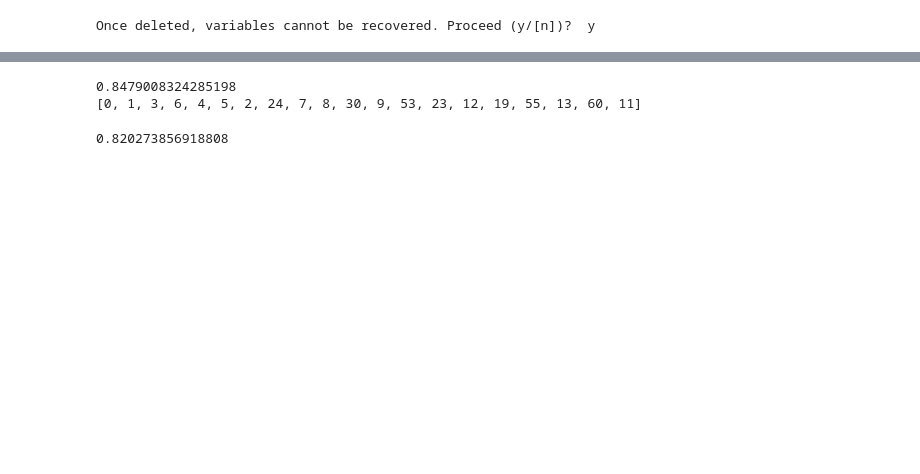
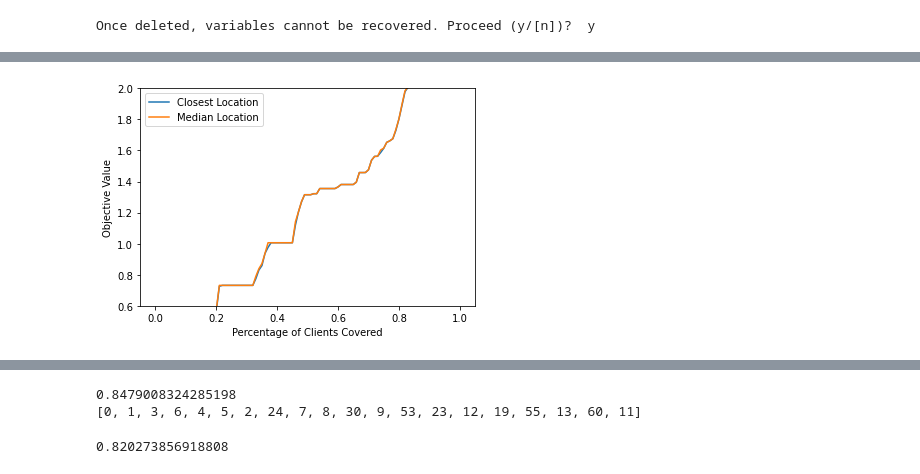
Before and after one commit to Ann924/Mobile-Facility, a Jupyter notebook: Ann_Data.ipynb, the cells around one changed output, grey strips where cells are left out. Drawn from its saved outputs; the diff is of its cells as text; code cells hidden in the pictures; blank space fills up the shorter version.

Commit message:
center of centers 2

```diff
--- a/Ann_Data.ipynb
+++ b/Ann_Data.ipynb
@@ -21,0 +34,25 @@ from config import create_data_input2, write_data_input, read_data_input
+# %%
+def calculate_percentile_objective_more(assignments: List[Tuple[int, int]], percentile: float) -> float:
+    """
+    Given that we only need to cover a certain percentils of clients,
+    calculates the minimum objective value (maximum distance for any individual based on the assignments)
+    """
+    if len(assignments) == 0: return 0
+
+    obj_val = sorted([(calculate_distance(loc, fac), ind, loc, fac) for ind, (loc, fac) in enumerate(assignments)])
+    ind = math.floor(len(obj_val)*percentile) -1
+
+    #If no clients are selected to be covered, then the objective is 0
+    if ind < 0: return 0
+
+    return obj_val[ind]
+# %%
+#Comparing Center of Centers
+
+assignments_og = assign_facilities([0, 2051, 5347, 2579, 1621])
+assignments_avg = assign_facilities([0, 10375, 8818, 2579, 1621])
+# %%
+for i in range(50, 105, 5):
+    print("------", i, "-------")
+    print("OG", calculate_percentile_objective_more(assignments_og, i/100))
+    print("AVG", calculate_percentile_objective_more(assignments_avg, i/100))
@@ -21,0 +104,20 @@ from config import create_data_input2, write_data_input, read_data_input
+# %%
+x = []
+y_og = []
+y_avg = []
+import json
+for i in range(0, 101, 1):
+    x.append(i/100)
+    y_og.append(calculate_percentile_objective(assignments_og, i/100))
+    y_avg.append(calculate_percentile_objective(assignments_avg, i/100))
+# %%
+plt.plot(x, y_og, label = "Closest Location")
+plt.plot(x, y_avg, label = "Median Location")
+plt.xlabel("Percentage of Clients Covered")
+plt.ylabel("Objective Value")
+plt.ylim(0.6, 2)
+plt.legend()
+plt.show()
+#plt.savefig('Center_experiment', dpi = 500)
+# %% [output]
+[figure, added]
```
Also changed, not shown: parts of 14 cells of this notebook, 5 other files.
